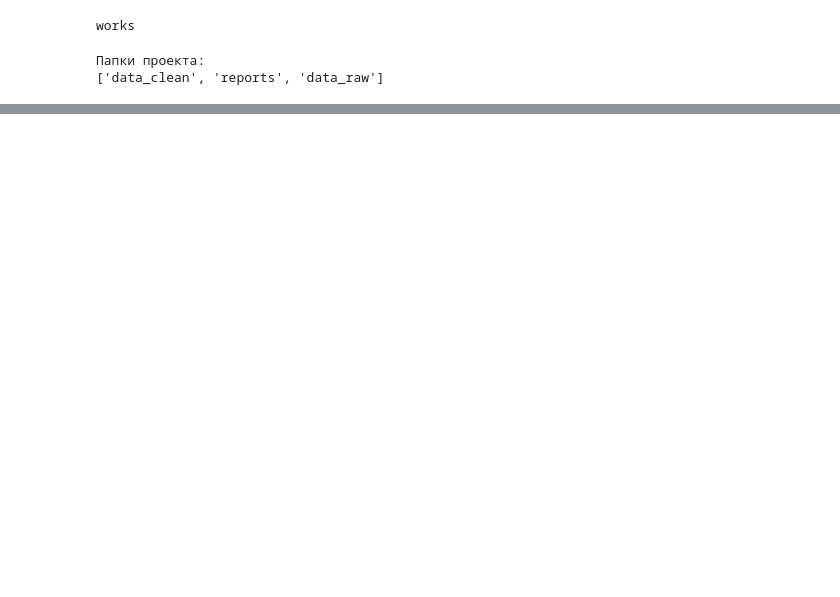
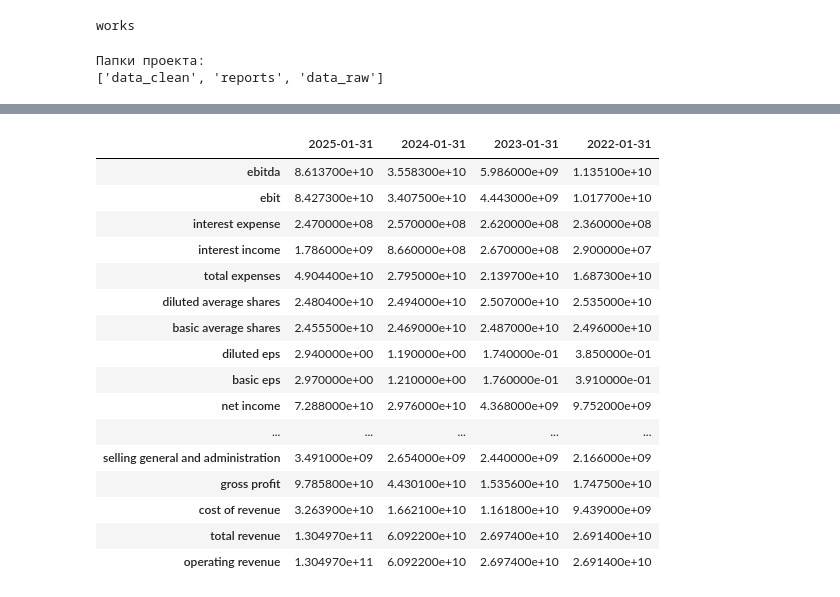
Before and after one commit to Idaliya19/Fin-markets, a Jupyter notebook: Fundamental_Idaliia.ipynb, the cells around one changed output, grey strips where cells are left out. Saved outputs shown, nothing was run; the diff lists cells and outputs as text; code cells hidden in the pictures; blank space fills up the shorter version.

```diff
--- a/Fundamental_Idaliia.ipynb
+++ b/Fundamental_Idaliia.ipynb
@@ -79,0 +92,36 @@ income_stmt.head()
+# %%
+inc = income_5y.copy(); inc.index = inc.index.str.lower()
+bal = balance_5y.copy(); bal.index = bal.index.str.lower()
+cfl = cashflow_5y.copy(); cfl.index = cfl.index.str.lower()
+# %%
+income_clean  = inc.copy()
+balance_clean = bal.copy()
+cash_clean    = cfl.copy()
+# %%
+keep_income = ["total revenue", "operating revenue", "cost of revenue", "gross profit", "operating income", "ebit", "ebitda", "net income", "research and development", "selling general and administration",
+    "operating expense", "total expenses", "interest expense", "interest income", "other income expense", "pretax income", "tax provision", "basic eps", "diluted eps", "basic average shares", "diluted average shares"]
+
+income_clean = income_clean.loc[income_clean.index.isin(keep_income)].copy()
+
+PROJECT_PATH = "/content/nvda_agent"
+income_clean.to_csv(f"{PROJECT_PATH}/data_clean/income_clean.csv")
+
+income_clean
+# %% [output]
+|  | 2025-01-31 | 2024-01-31 | 2023-01-31 | 2022-01-31 |
+| ebitda | 8.613700e+10 | 3.558300e+10 | 5.986000e+09 | 1.135100e+10 |
+| ebit | 8.427300e+10 | 3.407500e+10 | 4.443000e+09 | 1.017700e+10 |
+| interest expense | 2.470000e+08 | 2.570000e+08 | 2.620000e+08 | 2.360000e+08 |
+| interest income | 1.786000e+09 | 8.660000e+08 | 2.670000e+08 | 2.900000e+07 |
+| total expenses | 4.904400e+10 | 2.795000e+10 | 2.139700e+10 | 1.687300e+10 |
+| diluted average shares | 2.480400e+10 | 2.494000e+10 | 2.507000e+10 | 2.535000e+10 |
+| basic average shares | 2.455500e+10 | 2.469000e+10 | 2.487000e+10 | 2.496000e+10 |
+| diluted eps | 2.940000e+00 | 1.190000e+00 | 1.740000e-01 | 3.850000e-01 |
+| basic eps | 2.970000e+00 | 1.210000e+00 | 1.760000e-01 | 3.910000e-01 |
+| net income | 7.288000e+10 | 2.976000e+10 | 4.368000e+09 | 9.752000e+09 |
+| ... | ... | ... | ... | ... |
+| selling general and administration | 3.491000e+09 | 2.654000e+09 | 2.440000e+09 | 2.166000e+09 |
+| gross profit | 9.785800e+10 | 4.430100e+10 | 1.535600e+10 | 1.747500e+10 |
+| cost of revenue | 3.263900e+10 | 1.662100e+10 | 1.161800e+10 | 9.439000e+09 |
+| total revenue | 1.304970e+11 | 6.092200e+10 | 2.697400e+10 | 2.691400e+10 |
+| operating revenue | 1.304970e+11 | 6.092200e+10 | 2.697400e+10 | 2.691400e+10 |
```
Also changed, not shown: parts of 8 cells of this notebook.
